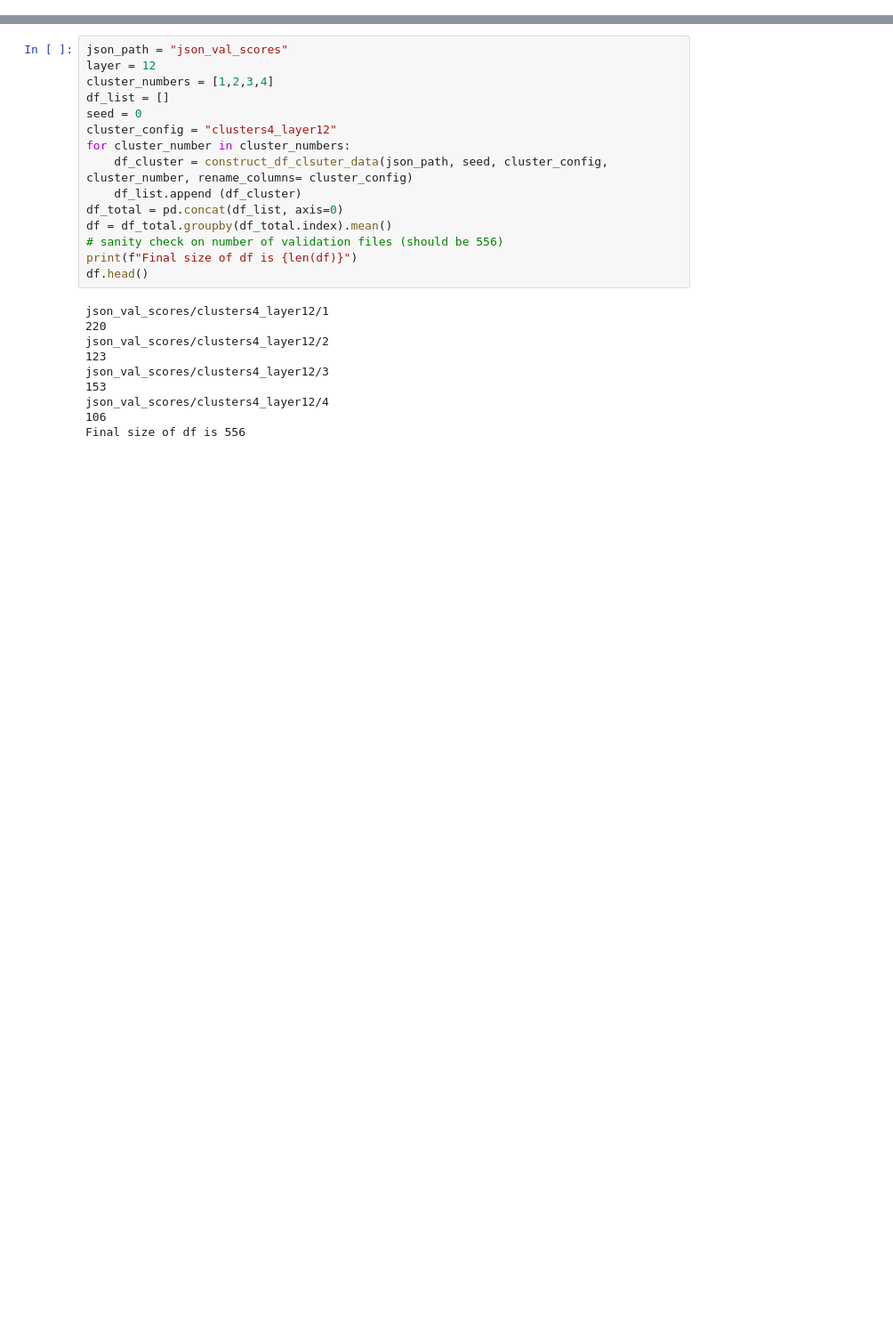
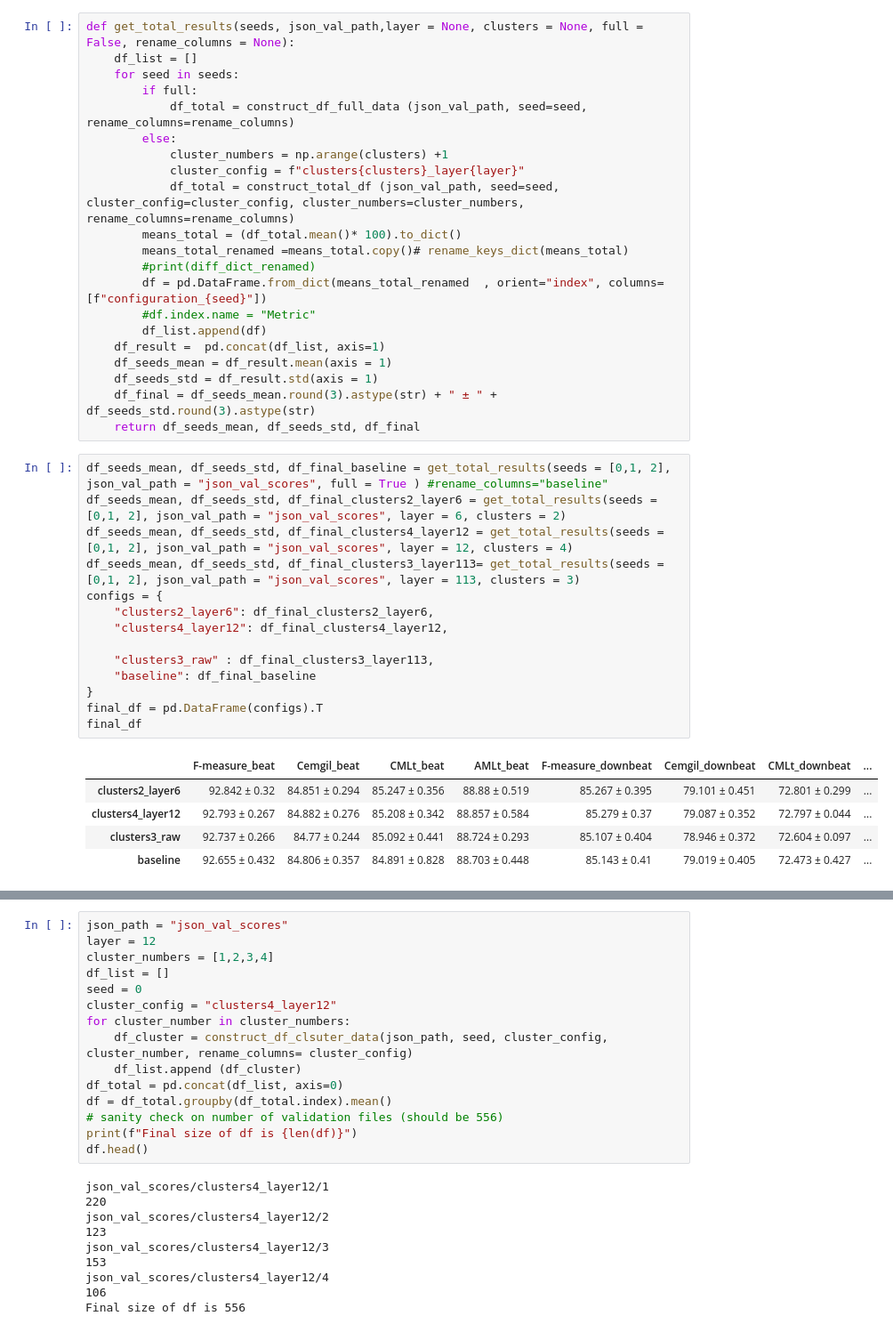
Before and after one commit to PulyaPolya/beat_this, a Jupyter notebook: results_evaluation.ipynb, the cells around one changed output, grey strips where cells are left out. Shown at 89% size. Cells and saved outputs as stored; diff of their text form; blank space fills up the shorter version.

Commit message:
finished seed training

```diff
--- a/results_evaluation.ipynb
+++ b/results_evaluation.ipynb
@@ -81,3 +82,44 @@ def get_total_results (seeds, json_val_path,layer, clusters):
         df_list.append(df)
     df_result =  pd.concat(df_list, axis=1)
     return df_result
+# %%
+def get_total_results(seeds, json_val_path,layer = None, clusters = None, full = False, rename_columns = None):
+    df_list = []
+    for seed in seeds:
+        if full:
+            df_total = construct_df_full_data (json_val_path, seed=seed, rename_columns=rename_columns)
+        else:
+            cluster_numbers = np.arange(clusters) +1
+            cluster_config = f"clusters{clusters}_layer{layer}"
+            df_total = construct_total_df (json_val_path, seed=seed, cluster_config=cluster_config, cluster_numbers=cluster_numbers, rename_columns=rename_columns)
+        means_total = (df_total.mean()* 100).to_dict()
+        means_total_renamed =means_total.copy()# rename_keys_dict(means_total)
+        #print(diff_dict_renamed)
+        df = pd.DataFrame.from_dict(means_total_renamed  , orient="index", columns=[f"configuration_{seed}"])
+        #df.index.name = "Metric"
+        df_list.append(df)
+    df_result =  pd.concat(df_list, axis=1)
+    df_seeds_mean = df_result.mean(axis = 1)
+    df_seeds_std = df_result.std(axis = 1)
+    df_final = df_seeds_mean.round(3).astype(str) + " ± " + df_seeds_std.round(3).astype(str)
+    return df_seeds_mean, df_seeds_std, df_final
+# %%
+df_seeds_mean, df_seeds_std, df_final_baseline = get_total_results(seeds = [0,1, 2], json_val_path = "json_val_scores", full = True ) #rename_columns="baseline"
+df_seeds_mean, df_seeds_std, df_final_clusters2_layer6 = get_total_results(seeds = [0,1, 2], json_val_path = "json_val_scores", layer = 6, clusters = 2)
+df_seeds_mean, df_seeds_std, df_final_clusters4_layer12 = get_total_results(seeds = [0,1, 2], json_val_path = "json_val_scores", layer = 12, clusters = 4)
+df_seeds_mean, df_seeds_std, df_final_clusters3_layer113= get_total_results(seeds = [0,1, 2], json_val_path = "json_val_scores", layer = 113, clusters = 3)
+configs = {
+    "clusters2_layer6": df_final_clusters2_layer6,
+    "clusters4_layer12": df_final_clusters4_layer12,
+
+    "clusters3_raw" : df_final_clusters3_layer113,
+    "baseline": df_final_baseline
+}
+final_df = pd.DataFrame(configs).T
+final_df
+# %% [output]
+|  | F-measure_beat | Cemgil_beat | CMLt_beat | AMLt_beat | F-measure_downbeat | Cemgil_downbeat | CMLt_downbeat | ... |
+| clusters2_layer6 | 92.842 ± 0.32 | 84.851 ± 0.294 | 85.247 ± 0.356 | 88.88 ± 0.519 | 85.267 ± 0.395 | 79.101 ± 0.451 | 72.801 ± 0.299 | ... |
+| clusters4_layer12 | 92.793 ± 0.267 | 84.882 ± 0.276 | 85.208 ± 0.342 | 88.857 ± 0.584 | 85.279 ± 0.37 | 79.087 ± 0.352 | 72.797 ± 0.044 | ... |
+| clusters3_raw | 92.737 ± 0.266 | 84.77 ± 0.244 | 85.092 ± 0.441 | 88.724 ± 0.293 | 85.107 ± 0.404 | 78.946 ± 0.372 | 72.604 ± 0.097 | ... |
+| baseline | 92.655 ± 0.432 | 84.806 ± 0.357 | 84.891 ± 0.828 | 88.703 ± 0.448 | 85.143 ± 0.41 | 79.019 ± 0.405 | 72.473 ± 0.427 | ... |
```
Also changed, not shown: parts of 11 cells of this notebook.
